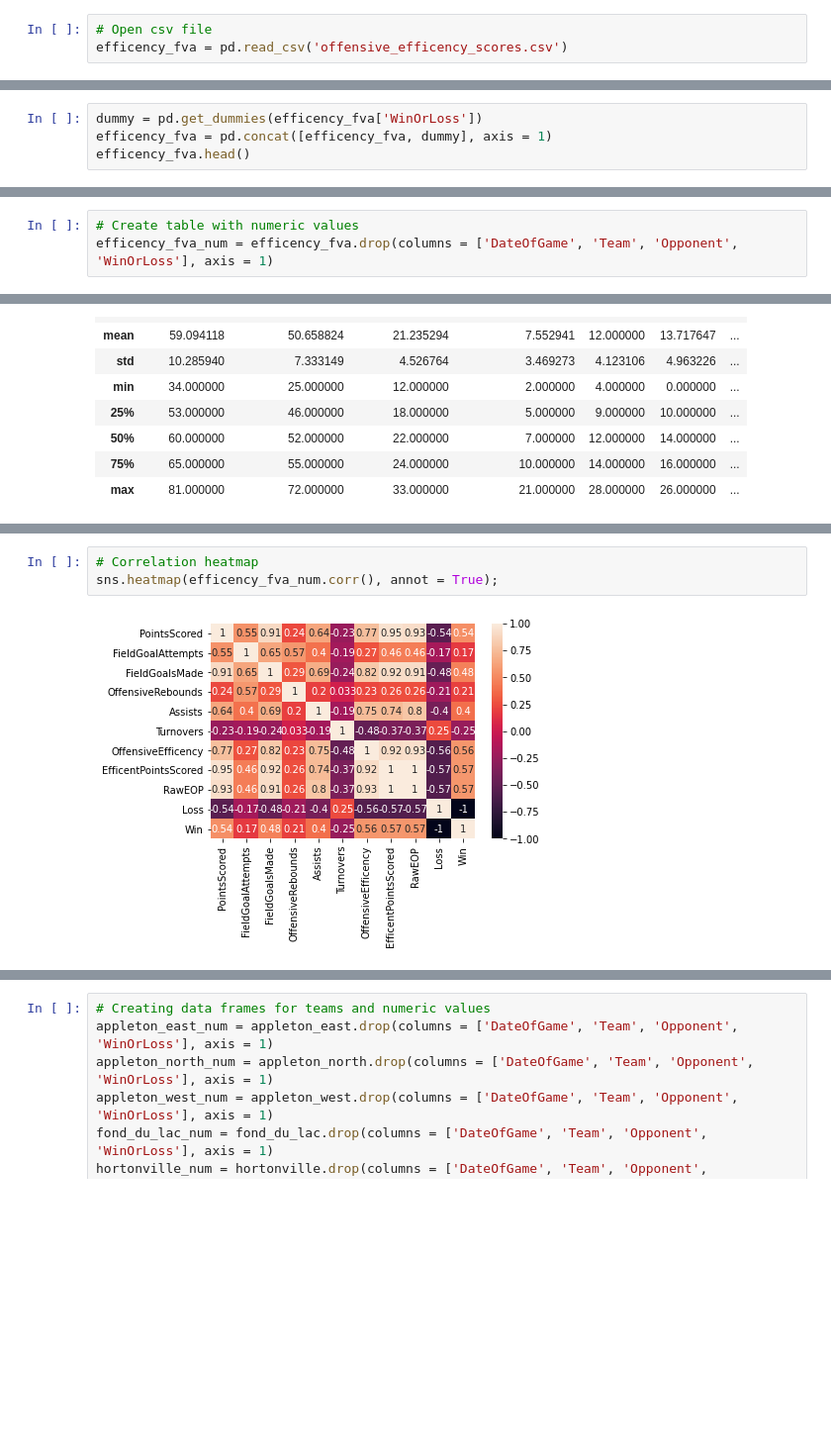
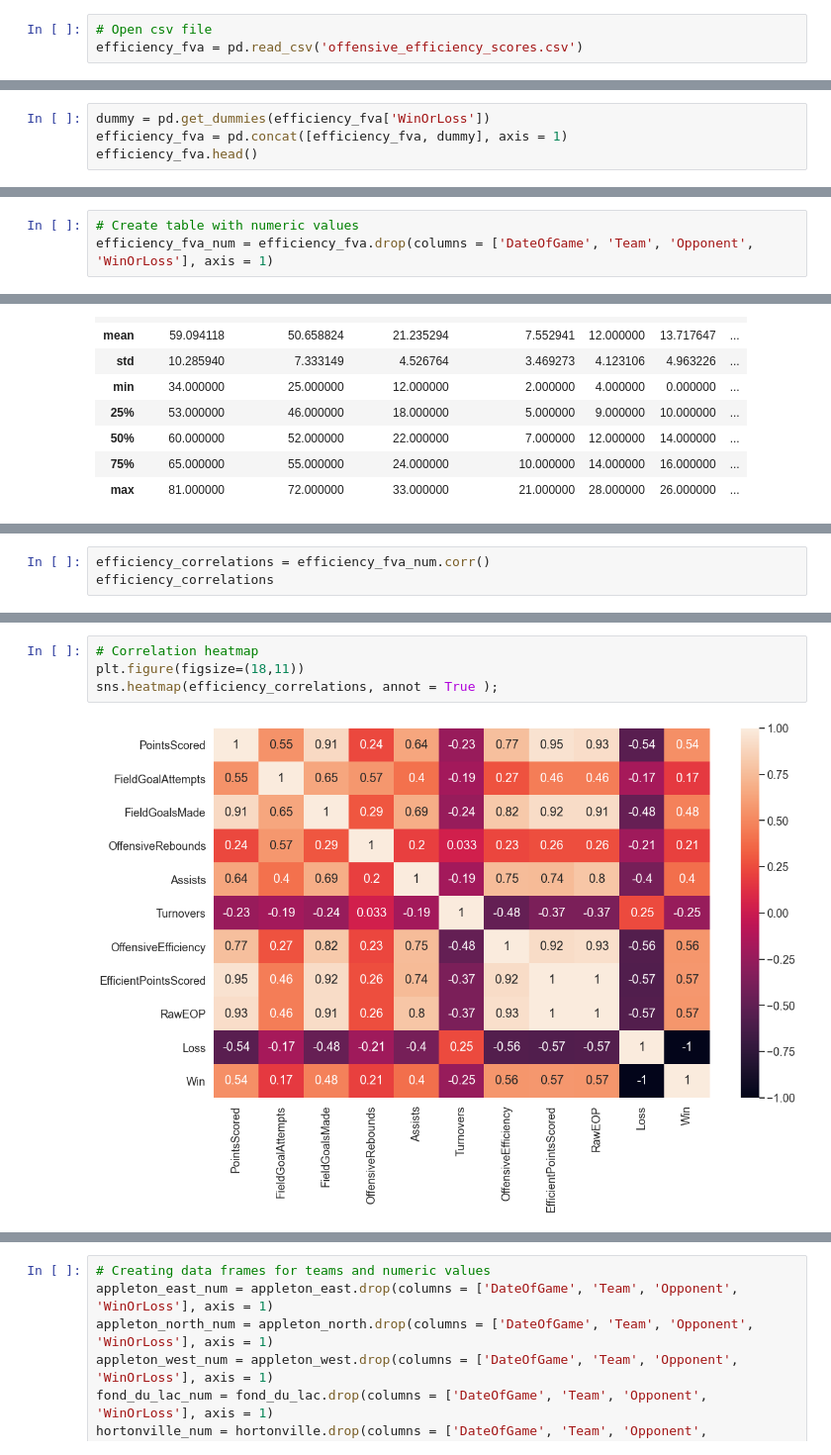
Before and after one commit to jreckin/FunAnalyticalStuff, a Jupyter notebook: offensive_efficency.ipynb, the cells around one changed output, grey strips where cells are left out. Shown at 99% size. Cells and saved outputs as stored; diff of their text form; blank space fills up the shorter version.

```diff
--- a/offensive_efficency.ipynb
+++ b/offensive_efficency.ipynb
@@ -7,7 +7,7 @@ import plotly.express as px
 from sklearn.linear_model import LinearRegression
 # %%
 # Open csv file
-efficency_fva = pd.read_csv('offensive_efficency_scores.csv')
+efficiency_fva = pd.read_csv('offensive_efficiency_scores.csv')
 # %%
 # See first five games in the file
 # Win = 1, Loss = 0
@@ -20,9 +20,9 @@ efficency_fva.head()
 | 3 | 12/11/2020 | Kaukauna | Hortonville | 72 | 55 | 25 | 12 | ... |
 | 4 | 12/12/2020 | Kaukauna | De Pere | 61 | 54 | 21 | 6 | ... |
 # %%
-dummy = pd.get_dummies(efficency_fva['WinOrLoss'])
-efficency_fva = pd.concat([efficency_fva, dummy], axis = 1)
-efficency_fva.head()
+dummy = pd.get_dummies(efficiency_fva['WinOrLoss'])
+efficiency_fva = pd.concat([efficiency_fva, dummy], axis = 1)
+efficiency_fva.head()
 # %% [output]
 |  | DateOfGame | Team | Opponent | PointsScored | FieldGoalAttempts | FieldGoalsMade | OffensiveRebounds | ... |
 | 0 | 12/3/2020 | Kaukauna | Appleton North | 73 | 51 | 20 | 10 | ... |
@@ -32,6 +32,6 @@ efficency_fva.head()
 | 4 | 12/12/2020 | Kaukauna | De Pere | 61 | 54 | 21 | 6 | ... |
 # %%
 # Create table with numeric values
-efficency_fva_num = efficency_fva.drop(columns = ['DateOfGame', 'Team', 'Opponent', 'WinOrLoss'], axis = 1)
+efficiency_fva_num = efficiency_fva.drop(columns = ['DateOfGame', 'Team', 'Opponent', 'WinOrLoss'], axis = 1)
 # %%
 # Differences in wins and losses
@@ -90,0 +82,3 @@ efficency_fva_num.corr()
+# %%
+efficiency_correlations = efficiency_fva_num.corr()
+efficiency_correlations
@@ -91,8 +98,9 @@ efficency_fva_num.corr()
 # %%
 # Correlation heatmap
-sns.heatmap(efficency_fva_num.corr(), annot = True);
+plt.figure(figsize=(18,11))
+sns.heatmap(efficiency_correlations, annot = True );
 # %% [output]
-[figure, old version]
+[figure, new version]
 # %%
 # Create visual for offensive efficency v. points scored
 plt.figure(figsize=(10,6))
```
Also changed, not shown: parts of 37 cells of this notebook, 2 other files.
